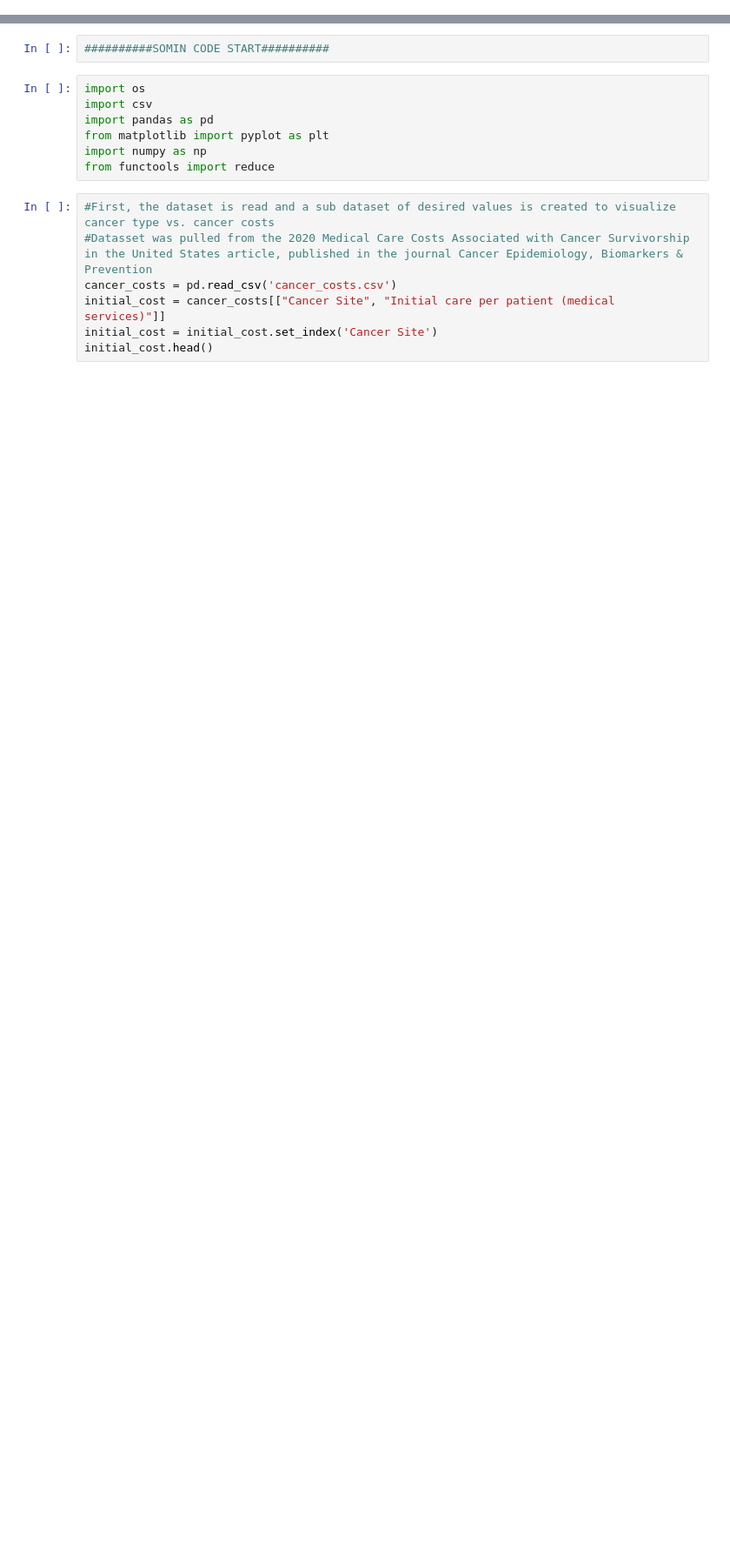
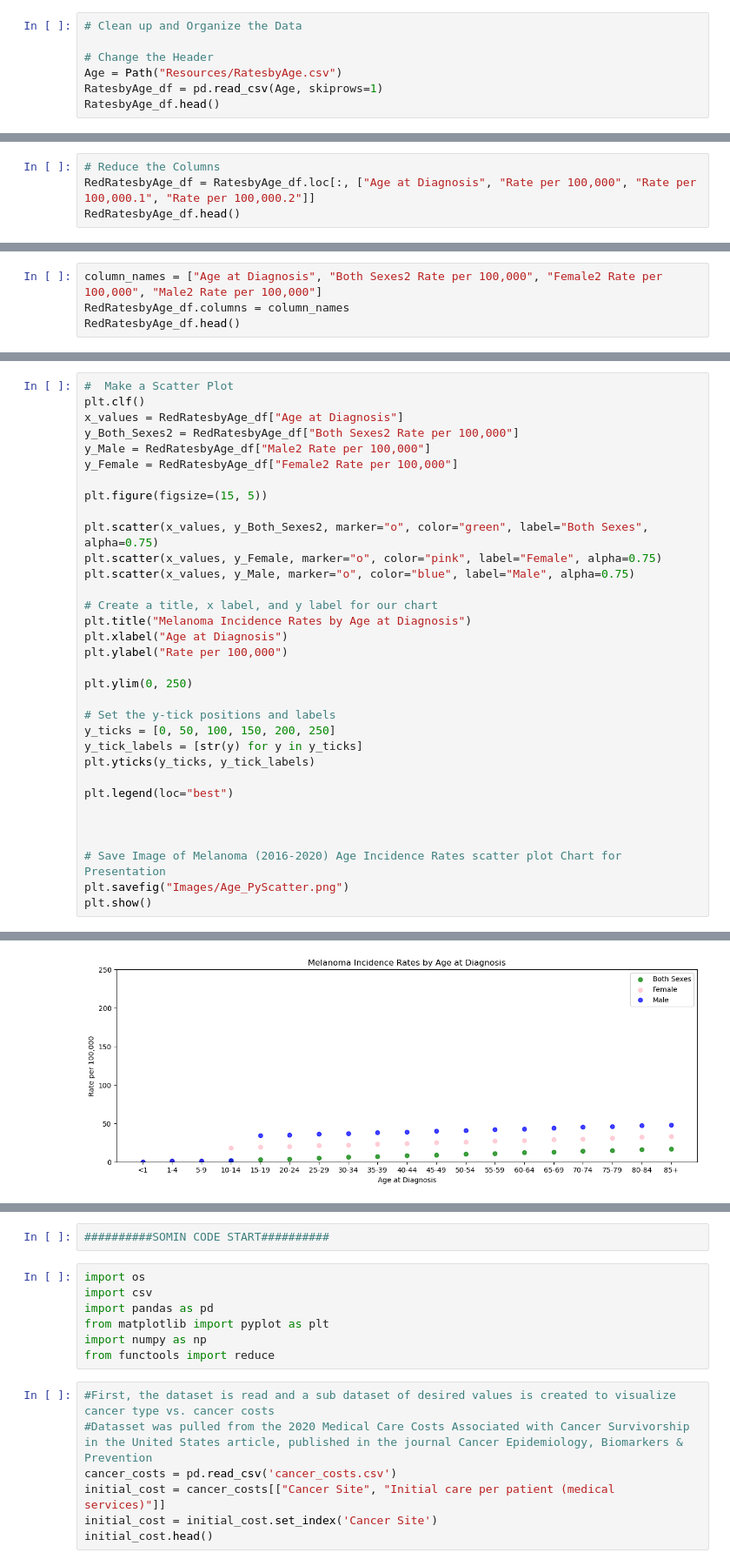
Before and after one commit to ishasaldhi/Project-1, a Jupyter notebook: Project_1_Melanoma.ipynb, the cells around one changed output, grey strips where cells are left out. Shown at 87% size. Drawn from its saved outputs; the diff is of its cells as text; blank space fills up the shorter version.

```diff
--- a/Project_1_Melanoma.ipynb
+++ b/Project_1_Melanoma.ipynb
@@ -8,0 +183,7 @@
+# %%
+# Clean up and Organize the Data
+
+# Change the Header
+Age = Path("Resources/RatesbyAge.csv")
+RatesbyAge_df = pd.read_csv(Age, skiprows=1)
+RatesbyAge_df.head()
@@ -8,0 +206,4 @@
+# %%
+# Reduce the Columns
+RedRatesbyAge_df = RatesbyAge_df.loc[:, ["Age at Diagnosis", "Rate per 100,000", "Rate per 100,000.1", "Rate per 100,000.2"]]
+RedRatesbyAge_df.head()
@@ -8,0 +217,4 @@
+# %%
+column_names = ["Age at Diagnosis", "Both Sexes2 Rate per 100,000", "Female2 Rate per 100,000", "Male2 Rate per 100,000"]
+RedRatesbyAge_df.columns = column_names
+RedRatesbyAge_df.head()
@@ -8,0 +248,34 @@
+# %%
+#  Make a Scatter Plot
+plt.clf()
+x_values = RedRatesbyAge_df["Age at Diagnosis"]
+y_Both_Sexes2 = RedRatesbyAge_df["Both Sexes2 Rate per 100,000"]
+y_Male = RedRatesbyAge_df["Male2 Rate per 100,000"]
+y_Female = RedRatesbyAge_df["Female2 Rate per 100,000"]
+
+plt.figure(figsize=(15, 5))
+
+plt.scatter(x_values, y_Both_Sexes2, marker="o", color="green", label="Both Sexes", alpha=0.75)
+plt.scatter(x_values, y_Female, marker="o", color="pink", label="Female", alpha=0.75)
+plt.scatter(x_values, y_Male, marker="o", color="blue", label="Male", alpha=0.75)
+
+# Create a title, x label, and y label for our chart
+plt.title("Melanoma Incidence Rates by Age at Diagnosis")
+plt.xlabel("Age at Diagnosis")
+plt.ylabel("Rate per 100,000")
+
+plt.ylim(0, 250)
+
+# Set the y-tick positions and labels
+y_ticks = [0, 50, 100, 150, 200, 250]
+y_tick_labels = [str(y) for y in y_ticks]
+plt.yticks(y_ticks, y_tick_labels)
+
+plt.legend(loc="best")
+
+
+
+# Save Image of Melanoma (2016-2020) Age Incidence Rates scatter plot Chart for Presentation
+plt.savefig("Images/Age_PyScatter.png")
+plt.show()
+# %% [output]
@@ -8,0 +283 @@
+[figure, added]
```
Also changed, not shown: parts of 37 cells of this notebook.
